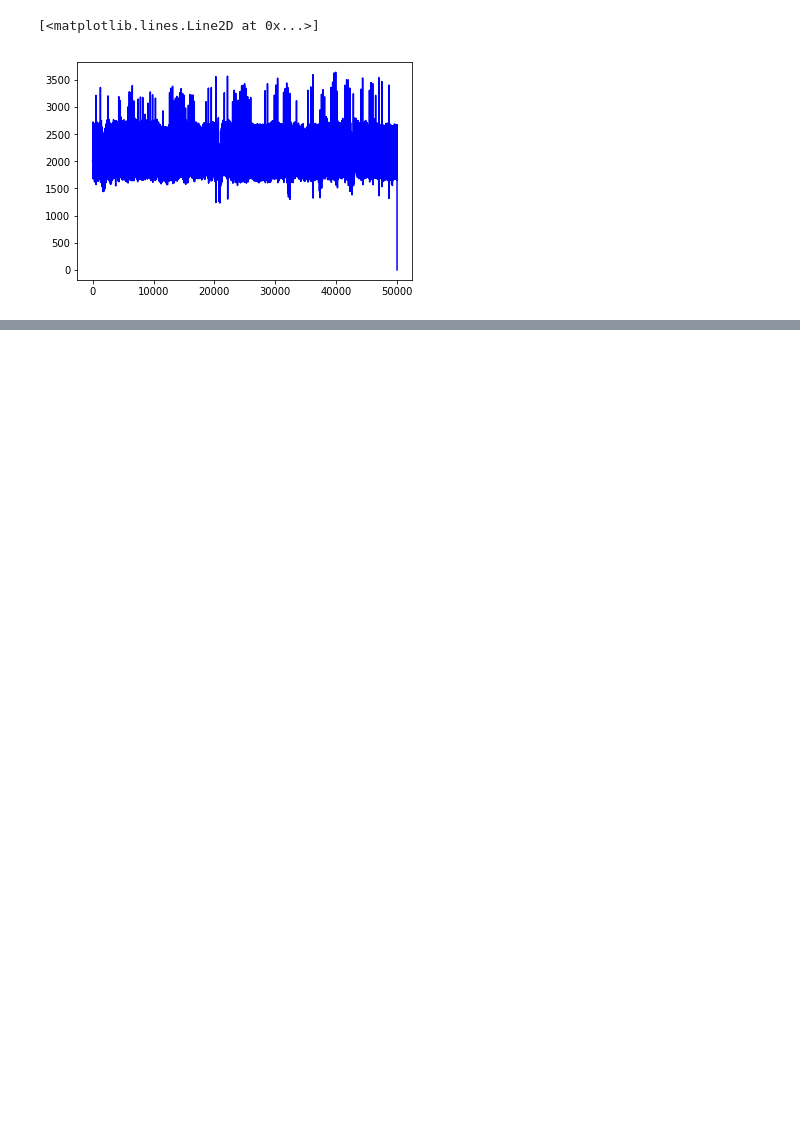
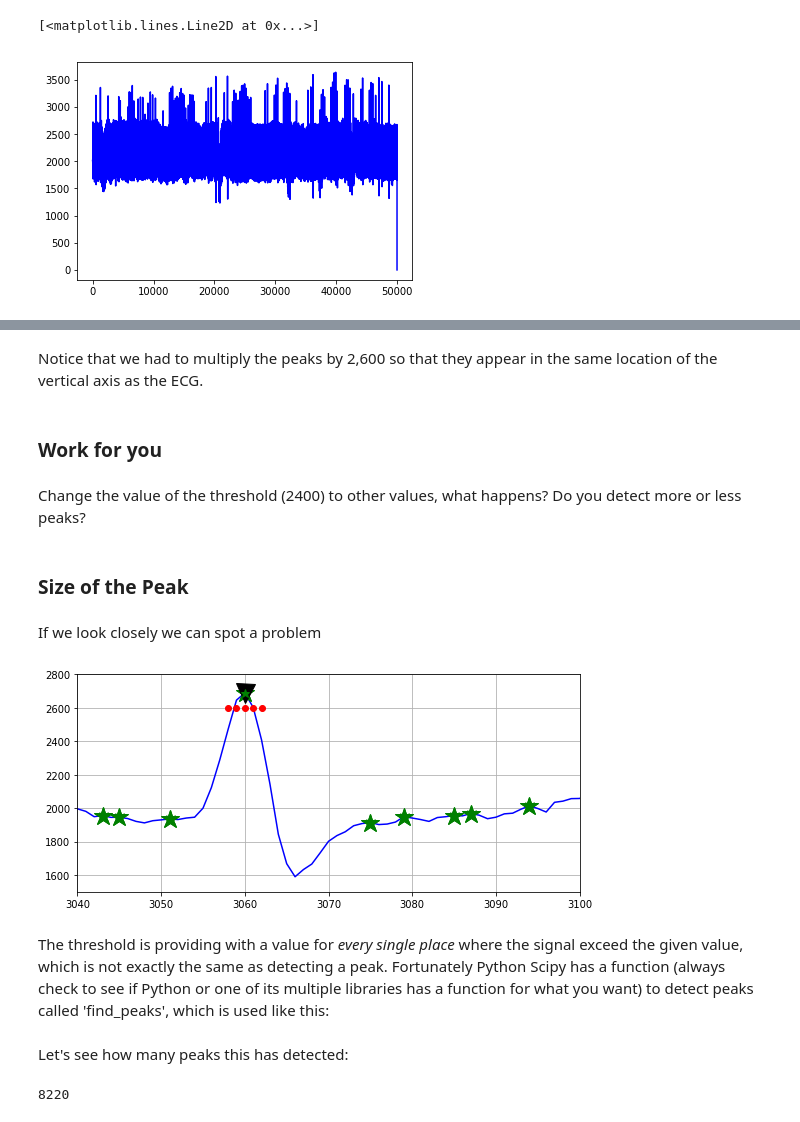
Before and after one commit to reyesaldasoro/Electrocardiogram_Jupyter, a Jupyter notebook: Visualization and analysis of an Electrocardiogram Signal.ipynb, the cells around one changed output, grey strips where cells are left out. Cells and saved outputs as stored; diff of their text form; code cells hidden in the pictures; blank space fills up the shorter version.

```diff
--- a/Visualization and analysis of an Electrocardiogram Signal.ipynb
+++ b/Visualization and analysis of an Electrocardiogram Signal.ipynb
@@ -83,0 +134,18 @@ plt.plot(data_ECG, linestyle='-', color='b')
+# %% [markdown]
+Notice that we had to multiply the peaks by 2,600 so that they appear in the same location of the vertical axis as the ECG.
+# %% [markdown]
+### Work for you
+# %% [markdown]
+
+Change the value of the threshold (2400) to other values, what happens? Do you detect more or less peaks?
+# %% [markdown]
+### Size of the Peak
+# %% [markdown]
+ If we look closely we can spot a problem
+# %%
+ax2.set_xlim(3040,3100)
+fig
+# %% [output]
+[figure, added]
+# %% [markdown]
+The threshold is providing with a value for *every single place* where the signal exceed the given value, which is not exactly the same as detecting a peak. Fortunately Python Scipy has a function (always check to see if Python or one of its multiple libraries has a function for what you want) to detect peaks called 'find_peaks', which is used like this:
@@ -83,0 +154,6 @@ plt.plot(data_ECG, linestyle='-', color='b')
+# %% [markdown]
+Let's see how many peaks this has detected:
+# %%
+len(peaks_2)
+# %% [output]
+8220
```
Also changed, not shown: parts of 30 cells of this notebook.
